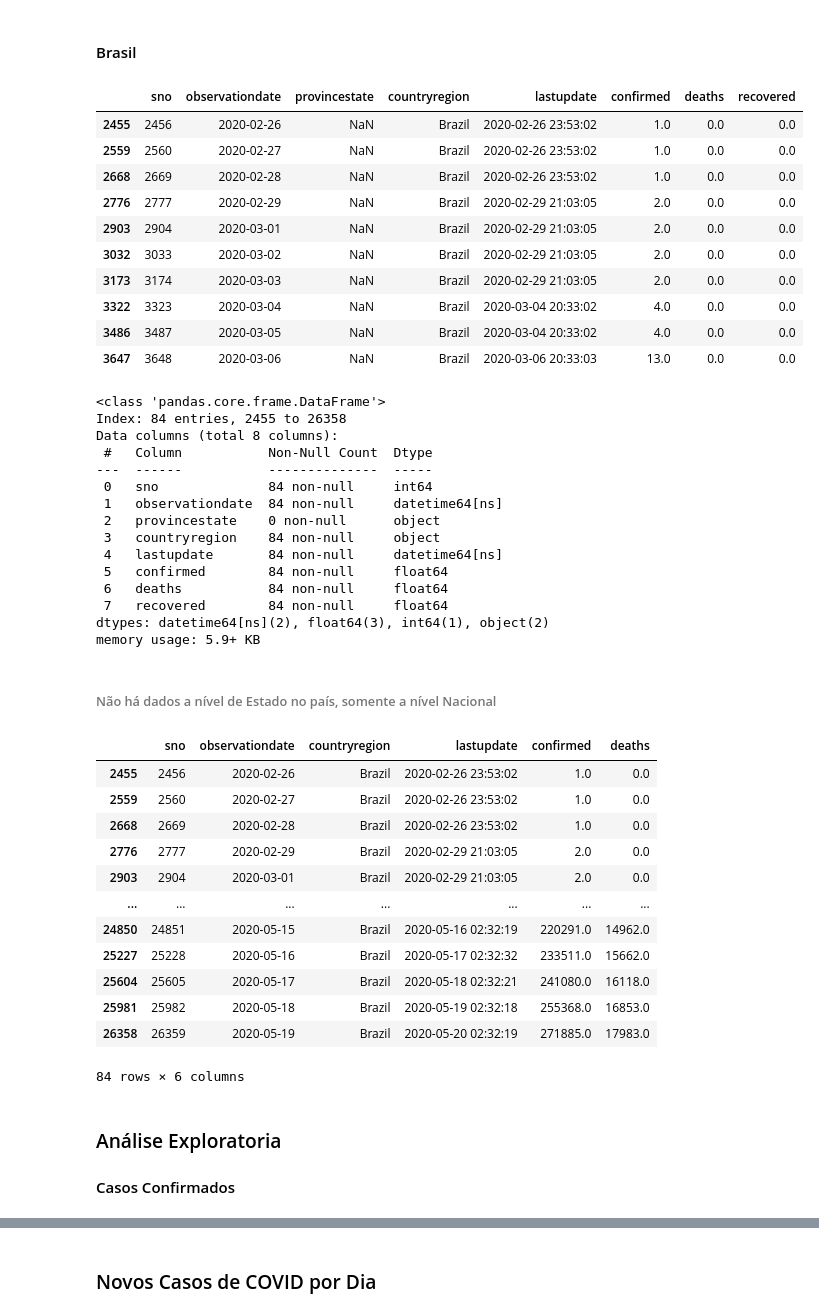
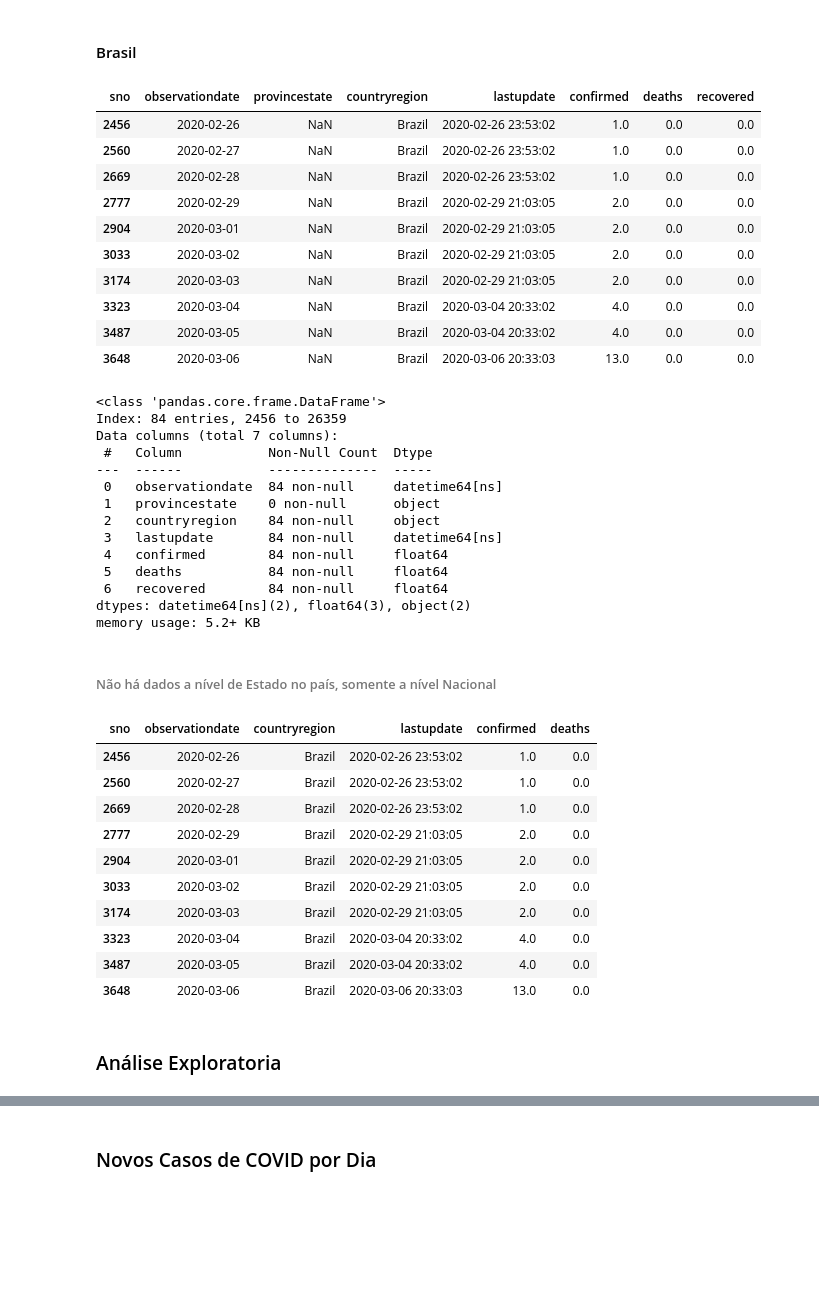
Before and after one commit to roliveira-9/projeto_covid19, a Jupyter notebook: code/code.ipynb, the cells around one changed output, grey strips where cells are left out. Saved outputs shown, nothing was run; the diff lists cells and outputs as text; code cells hidden in the pictures; blank space fills up the shorter version.

```diff
--- a/code/code.ipynb
+++ b/code/code.ipynb
@@ -84,58 +84,57 @@ dados.head(10)
 # %%
 # Trabalhando somente com dados do Brasil
 brasil = dados.loc[(dados.countryregion == 'Brazil') & (dados.confirmed >0)]
+brasil = brasil.set_index('sno')
+brasil.index.name = None
+brasil.columns.name = 'sno'
 brasil.head(10)
 # %% [output]
-|  | sno | observationdate | provincestate | countryregion | lastupdate | confirmed | deaths | recovered |
-| 2455 | 2456 | 2020-02-26 | NaN | Brazil | 2020-02-26 23:53:02 | 1.0 | 0.0 | 0.0 |
-| 2559 | 2560 | 2020-02-27 | NaN | Brazil | 2020-02-26 23:53:02 | 1.0 | 0.0 | 0.0 |
-| 2668 | 2669 | 2020-02-28 | NaN | Brazil | 2020-02-26 23:53:02 | 1.0 | 0.0 | 0.0 |
-| 2776 | 2777 | 2020-02-29 | NaN | Brazil | 2020-02-29 21:03:05 | 2.0 | 0.0 | 0.0 |
-| 2903 | 2904 | 2020-03-01 | NaN | Brazil | 2020-02-29 21:03:05 | 2.0 | 0.0 | 0.0 |
-| 3032 | 3033 | 2020-03-02 | NaN | Brazil | 2020-02-29 21:03:05 | 2.0 | 0.0 | 0.0 |
-| 3173 | 3174 | 2020-03-03 | NaN | Brazil | 2020-02-29 21:03:05 | 2.0 | 0.0 | 0.0 |
-| 3322 | 3323 | 2020-03-04 | NaN | Brazil | 2020-03-04 20:33:02 | 4.0 | 0.0 | 0.0 |
-| 3486 | 3487 | 2020-03-05 | NaN | Brazil | 2020-03-04 20:33:02 | 4.0 | 0.0 | 0.0 |
-| 3647 | 3648 | 2020-03-06 | NaN | Brazil | 2020-03-06 20:33:03 | 13.0 | 0.0 | 0.0 |
+| sno | observationdate | provincestate | countryregion | lastupdate | confirmed | deaths | recovered |
+| 2456 | 2020-02-26 | NaN | Brazil | 2020-02-26 23:53:02 | 1.0 | 0.0 | 0.0 |
+| 2560 | 2020-02-27 | NaN | Brazil | 2020-02-26 23:53:02 | 1.0 | 0.0 | 0.0 |
+| 2669 | 2020-02-28 | NaN | Brazil | 2020-02-26 23:53:02 | 1.0 | 0.0 | 0.0 |
+| 2777 | 2020-02-29 | NaN | Brazil | 2020-02-29 21:03:05 | 2.0 | 0.0 | 0.0 |
+| 2904 | 2020-03-01 | NaN | Brazil | 2020-02-29 21:03:05 | 2.0 | 0.0 | 0.0 |
+| 3033 | 2020-03-02 | NaN | Brazil | 2020-02-29 21:03:05 | 2.0 | 0.0 | 0.0 |
+| 3174 | 2020-03-03 | NaN | Brazil | 2020-02-29 21:03:05 | 2.0 | 0.0 | 0.0 |
+| 3323 | 2020-03-04 | NaN | Brazil | 2020-03-04 20:33:02 | 4.0 | 0.0 | 0.0 |
+| 3487 | 2020-03-05 | NaN | Brazil | 2020-03-04 20:33:02 | 4.0 | 0.0 | 0.0 |
+| 3648 | 2020-03-06 | NaN | Brazil | 2020-03-06 20:33:03 | 13.0 | 0.0 | 0.0 |
 # %%
 # Verificando valores nulos e colunas desnecessárias
 brasil.info()
 # %% [output]
 <class 'pandas.core.frame.DataFrame'>
-Index: 84 entries, 2455 to 26358
-Data columns (total 8 columns):
+Index: 84 entries, 2456 to 26359
+Data columns (total 7 columns):
  #   Column           Non-Null Count  Dtype
 ---  ------           --------------  -----
- 0   sno              84 non-null     int64
- 1   observationdate  84 non-null     datetime64[ns]
- 2   provincestate    0 non-null      object
- 3   countryregion    84 non-null     object
- 4   lastupdate       84 non-null     datetime64[ns]
- 5   confirmed        84 non-null     float64
- 6   deaths           84 non-null     float64
- 7   recovered        84 non-null     float64
-dtypes: datetime64[ns](2), float64(3), int64(1), object(2)
-memory usage: 5.9+ KB
+ 0   observationdate  84 non-null     datetime64[ns]
+ 1   provincestate    0 non-null      object
+ 2   countryregion    84 non-null     object
+ 3   lastupdate       84 non-null     datetime64[ns]
+ 4   confirmed        84 non-null     float64
+ 5   deaths           84 non-null     float64
+ 6   recovered        84 non-null     float64
+dtypes: datetime64[ns](2), float64(3), object(2)
+memory usage: 5.2+ KB
 # %% [markdown]
 ###### Não há dados a nível de Estado no país, somente a nível Nacional
 # %%
 # Excluido colunas desnessárias
 brasil = brasil.drop(['provincestate','recovered'],axis=1)
-brasil
+brasil.head(10)
 # %% [output]
-|  | sno | observationdate | countryregion | lastupdate | confirmed | deaths |
-| 2455 | 2456 | 2020-02-26 | Brazil | 2020-02-26 23:53:02 | 1.0 | 0.0 |
-| 2559 | 2560 | 2020-02-27 | Brazil | 2020-02-26 23:53:02 | 1.0 | 0.0 |
-| 2668 | 2669 | 2020-02-28 | Brazil | 2020-02-26 23:53:02 | 1.0 | 0.0 |
-| 2776 | 2777 | 2020-02-29 | Brazil | 2020-02-29 21:03:05 | 2.0 | 0.0 |
-| 2903 | 2904 | 2020-03-01 | Brazil | 2020-02-29 21:03:05 | 2.0 | 0.0 |
-| ... | ... | ... | ... | ... | ... | ... |
-| 24850 | 24851 | 2020-05-15 | Brazil | 2020-05-16 02:32:19 | 220291.0 | 14962.0 |
-| 25227 | 25228 | 2020-05-16 | Brazil | 2020-05-17 02:32:32 | 233511.0 | 15662.0 |
-| 25604 | 25605 | 2020-05-17 | Brazil | 2020-05-18 02:32:21 | 241080.0 | 16118.0 |
-| 25981 | 25982 | 2020-05-18 | Brazil | 2020-05-19 02:32:18 | 255368.0 | 16853.0 |
-| 26358 | 26359 | 2020-05-19 | Brazil | 2020-05-20 02:32:19 | 271885.0 | 17983.0 |
+| sno | observationdate | countryregion | lastupdate | confirmed | deaths |
+| 2456 | 2020-02-26 | Brazil | 2020-02-26 23:53:02 | 1.0 | 0.0 |
+| 2560 | 2020-02-27 | Brazil | 2020-02-26 23:53:02 | 1.0 | 0.0 |
+| 2669 | 2020-02-28 | Brazil | 2020-02-26 23:53:02 | 1.0 | 0.0 |
+| 2777 | 2020-02-29 | Brazil | 2020-02-29 21:03:05 | 2.0 | 0.0 |
+| 2904 | 2020-03-01 | Brazil | 2020-02-29 21:03:05 | 2.0 | 0.0 |
+| 3033 | 2020-03-02 | Brazil | 2020-02-29 21:03:05 | 2.0 | 0.0 |
+| 3174 | 2020-03-03 | Brazil | 2020-02-29 21:03:05 | 2.0 | 0.0 |
+| 3323 | 2020-03-04 | Brazil | 2020-03-04 20:33:02 | 4.0 | 0.0 |
+| 3487 | 2020-03-05 | Brazil | 2020-03-04 20:33:02 | 4.0 | 0.0 |
+| 3648 | 2020-03-06 | Brazil | 2020-03-06 20:33:03 | 13.0 | 0.0 |
-84 rows × 6 columns
 # %% [markdown]
 ### Análise Exploratoria
-#### Casos Confirmados
```
Also changed, not shown: parts of 11 cells of this notebook, 2 other files.
